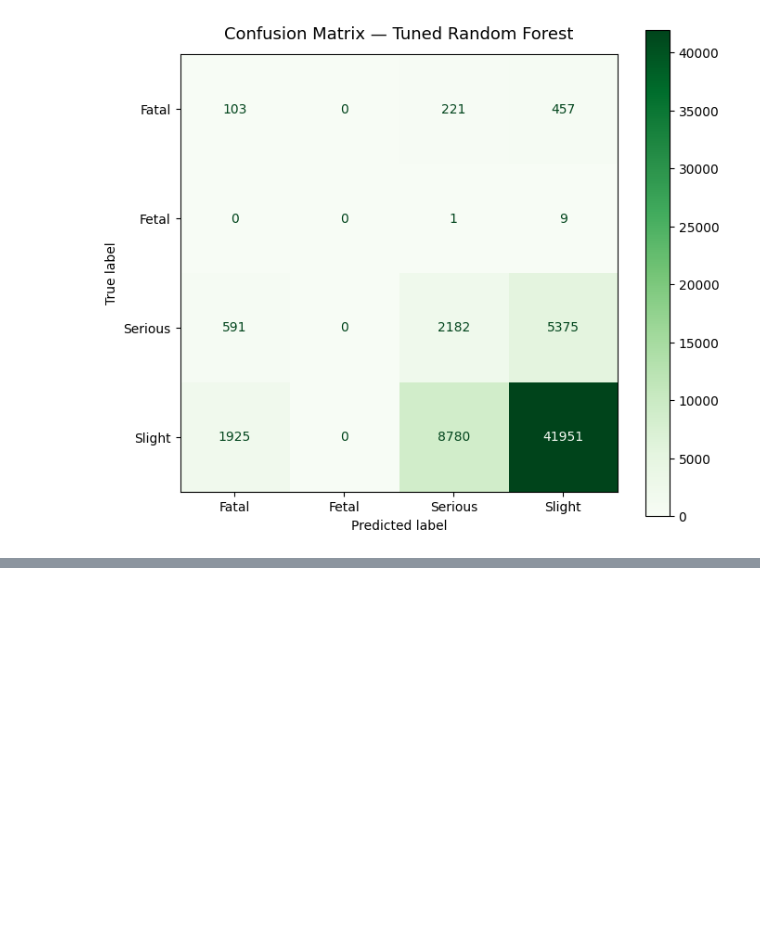
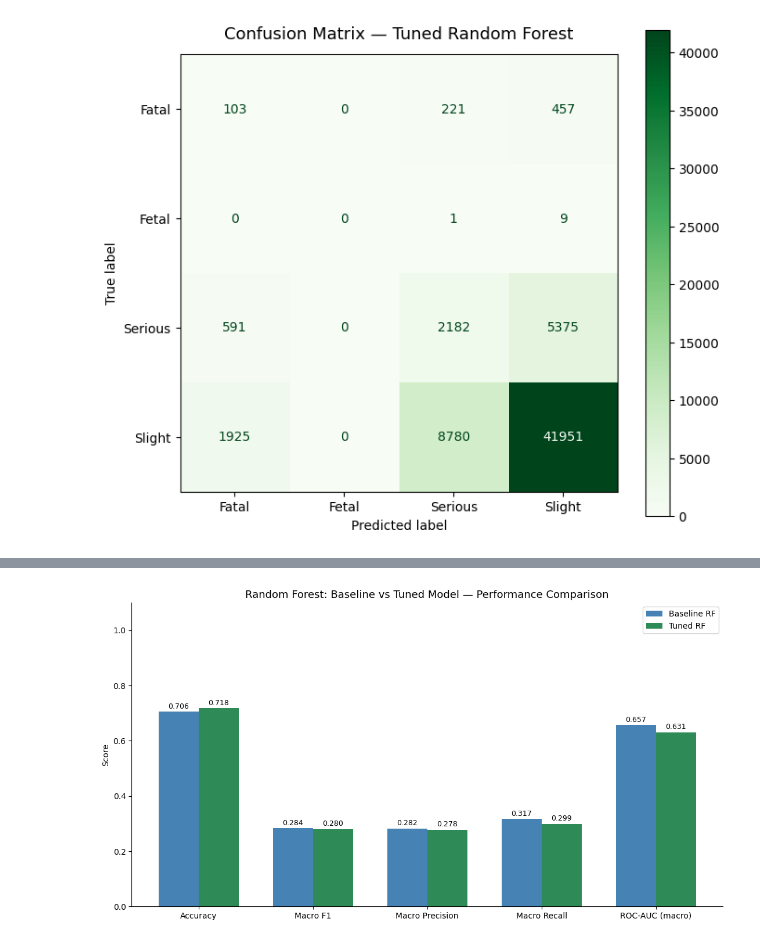
Before and after one commit to tharindu9216/Accident-Severity-Classifier-, a Jupyter notebook: Random_Forest.ipynb, the cells around one changed output, grey strips where cells are left out. Cells and saved outputs as stored; diff of their text form; code cells hidden in the pictures; blank space fills up the shorter version.

Commit message:
Final Performance Summary Table

```diff
--- a/Random_Forest.ipynb
+++ b/Random_Forest.ipynb
@@ -728,3 +728,88 @@ Retraining complete in 132 seconds.
    macro avg       0.28      0.30      0.28     61595
 weighted avg       0.78      0.72      0.74     61595
 [figure]
+# %%
+# ─────────────────────────────────────────────────────────────────────────────
+# Final Performance Summary Table
+# ─────────────────────────────────────────────────────────────────────────────
+
+import matplotlib.pyplot as plt
+import numpy as np
+from sklearn.metrics import f1_score, precision_score, recall_score
+
+# Baseline RF metrics
+acc_base  = accuracy_score(y_test, y_pred)
+f1_base   = f1_score(y_test, y_pred, average='macro')
+prec_base = precision_score(y_test, y_pred, average='macro', zero_division=0)
+rec_base  = recall_score(y_test, y_pred, average='macro', zero_division=0)
+auc_base  = roc_auc_score(
+    label_binarize(y_test, classes=list(range(len(le.classes_)))),
+    rf_model.predict_proba(Xte_tree_dense),
+    multi_class='ovr', average='macro'
+)
+
+# Tuned RF metrics
+acc_t  = accuracy_score(y_test, y_pred_best)
+f1_t   = f1_score(y_test, y_pred_best, average='macro')
+prec_t = precision_score(y_test, y_pred_best, average='macro', zero_division=0)
+rec_t  = recall_score(y_test, y_pred_best, average='macro', zero_division=0)
+auc_t  = roc_auc_score(
+    label_binarize(y_test, classes=list(range(len(le.classes_)))),
+    best_rf.predict_proba(Xte_tree_dense),
+    multi_class='ovr', average='macro'
+)
+
+# ── Print summary table ───────────────────────────────────────────────────────
+header = f"{'Metric':<22} {'Baseline RF':>12} {'Tuned RF':>12} {'Δ Improvement':>15}"
+sep    = "-" * len(header)
+
+rows = [
+    ('Accuracy',          acc_base,  acc_t),
+    ('Precision (macro)', prec_base, prec_t),
+    ('Recall (macro)',    rec_base,  rec_t),
+    ('F1-Score (macro)',  f1_base,   f1_t),
+    ('ROC-AUC (macro)',   auc_base,  auc_t),
+]
+
+print(sep)
+print(header)
+print(sep)
+for label, base_val, tuned_val in rows:
+    delta      = tuned_val - base_val
+    delta_str  = f"+{delta:.4f}" if delta >= 0 else f"{delta:.4f}"
+    print(f"  {label:<20} {base_val:>12.4f} {tuned_val:>12.4f} {delta_str:>14}")
+print(sep)
+
+# ── Plot bar chart ────────────────────────────────────────────────────────────
+metrics       = ['Accuracy', 'Macro F1', 'Macro Precision', 'Macro Recall', 'ROC-AUC (macro)']
+baseline_vals = [acc_base, f1_base, prec_base, rec_base, auc_base]
+tuned_vals    = [acc_t,    f1_t,    prec_t,    rec_t,    auc_t   ]
+
+x     = np.arange(len(metrics))
+width = 0.35
+
+fig, ax = plt.subplots(figsize=(11, 6))
+
+bars1 = ax.bar(x - width/2, baseline_vals, width, label='Baseline RF', color='steelblue')
+bars2 = ax.bar(x + width/2, tuned_vals,    width, label='Tuned RF',    color='seagreen')
+
+for bar in bars1:
+    ax.text(bar.get_x() + bar.get_width() / 2, bar.get_height() + 0.005,
+            f'{bar.get_height():.3f}', ha='center', va='bottom', fontsize=9)
+
+for bar in bars2:
+    ax.text(bar.get_x() + bar.get_width() / 2, bar.get_height() + 0.005,
+            f'{bar.get_height():.3f}', ha='center', va='bottom', fontsize=9)
+
+ax.set_title('Random Forest: Baseline vs Tuned Model — Performance Comparison', fontsize=13)
+ax.set_ylabel('Score')
+ax.set_xticks(x)
+ax.set_xticklabels(metrics)
+ax.set_ylim(0, 1.1)
+ax.legend()
+ax.spines['top'].set_visible(False)
+ax.spines['right'].set_visible(False)
+
+plt.tight_layout()
+plt.show()
+# %% [output]
@@ -730,0 +825 @@ weighted avg       0.78      0.72      0.74     61595
+[figure, added]
```
Also changed, not shown: parts of 1 cell of this notebook.
